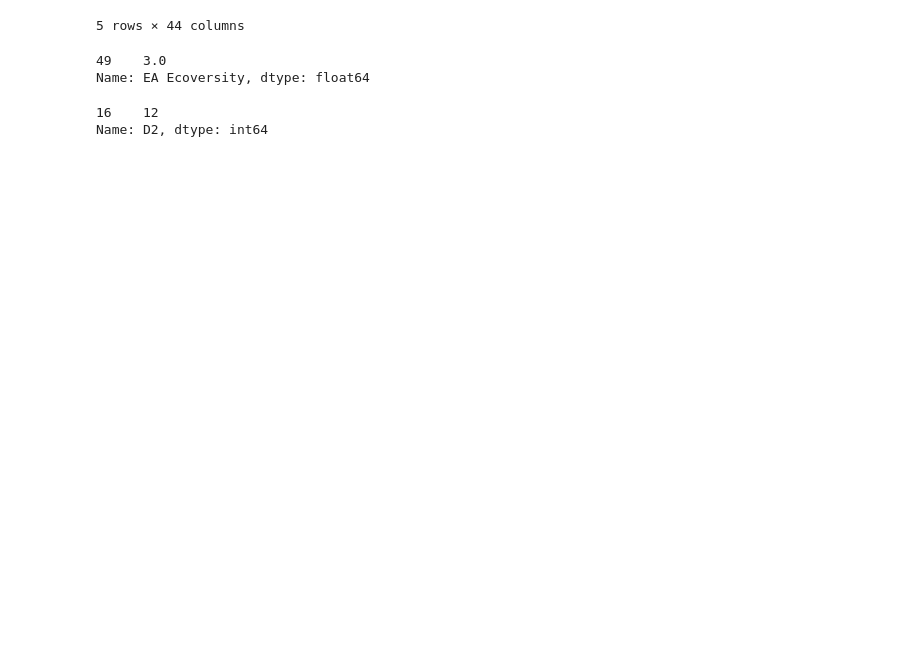
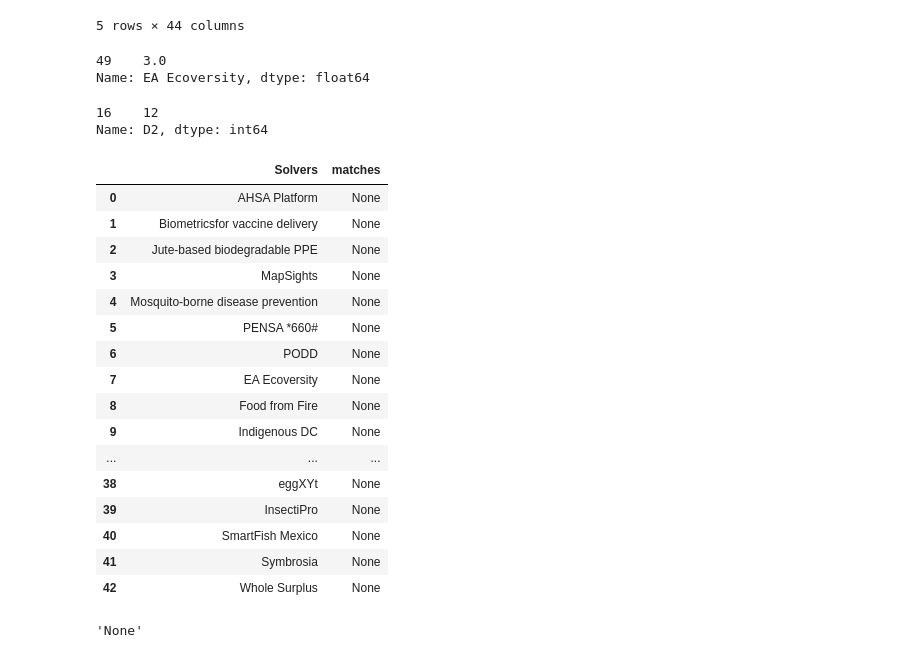
Before and after one commit to vsathwikm/Plotly_MIT_Solve_Heroku, a Jupyter notebook: notebooks/full_2020_dataprep.ipynb, the cells around one changed output. Cells and saved outputs as stored; diff of their text form; code cells hidden in the pictures; blank space fills up the shorter version.

Commit message:
added ability to track all partners for solvers

```diff
--- a/notebooks/full_2020_dataprep.ipynb
+++ b/notebooks/full_2020_dataprep.ipynb
@@ -489,3 +489,33 @@ uploaded_df_total_score.sort_values(value,  ascending=False)[:1]['D2']
 # %% [output]
 16    12
 Name: D2, dtype: int64
+# %%
+solver_options = solver_data_updated['Org']
+solver_options = solver_options.to_frame(name='Solvers')
+matches = ['None' for x in range(0, solver_options.shape[0])]
+solver_options['matches'] = matches
+solver_options
+# %% [output]
+|  | Solvers | matches |
+| 0 | AHSA Platform | None |
+| 1 | Biometricsfor vaccine delivery | None |
+| 2 | Jute-based biodegradable PPE | None |
+| 3 | MapSights | None |
+| 4 | Mosquito-borne disease prevention | None |
+| 5 | PENSA *660# | None |
+| 6 | PODD | None |
+| 7 | EA Ecoversity | None |
+| 8 | Food from Fire | None |
+| 9 | Indigenous DC | None |
+| ... | ... | ... |
+| 38 | eggXYt | None |
+| 39 | InsectiPro | None |
+| 40 | SmartFish Mexico | None |
+| 41 | Symbrosia | None |
+| 42 | Whole Surplus | None |
+# %%
+add_val = "D2"
+row_indx = solver_options[solver_options['Solvers'] == 'Thaki'].index[0]
+solver_options.iloc[row_indx, 1]
+# %% [output]
+'None'
```
Also changed, not shown: parts of 3 cells of this notebook, 15 other files.
